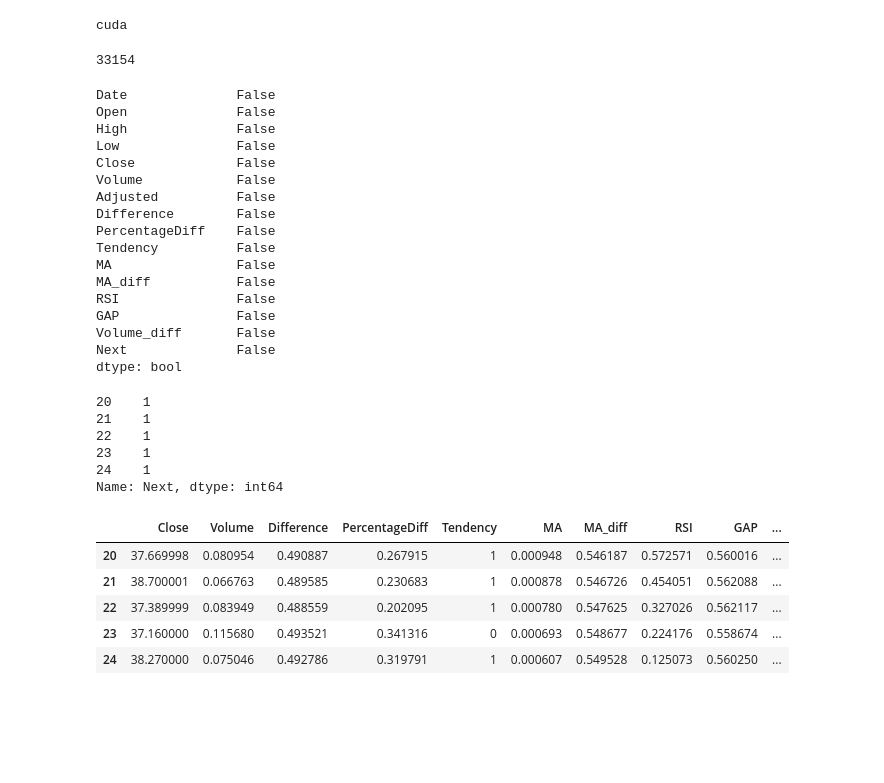
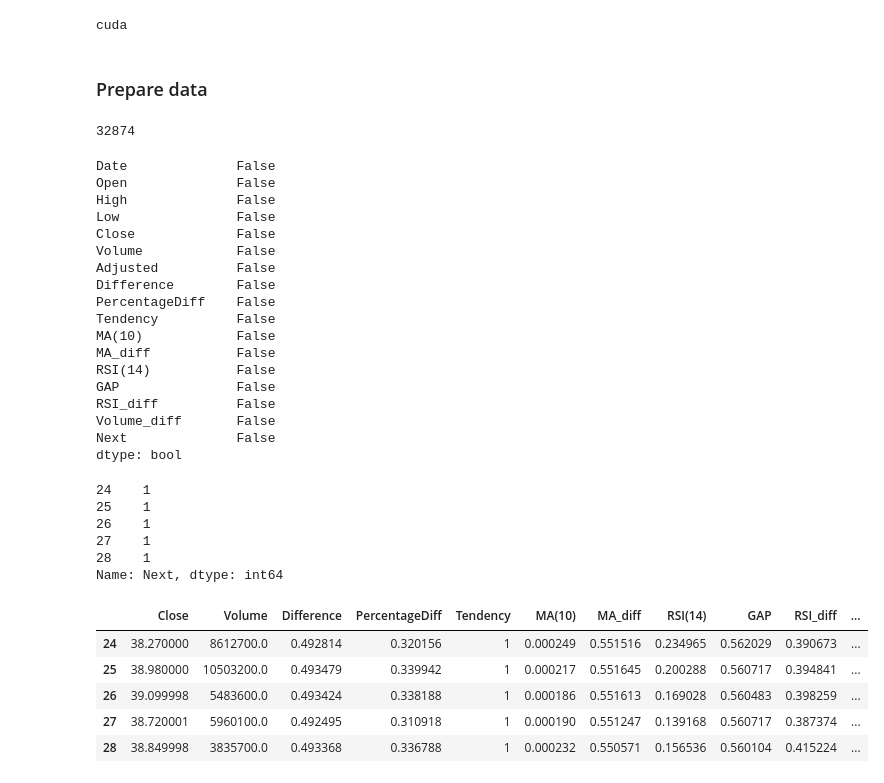
Before and after one commit to Naralas/StonksMarketPrediction, a Jupyter notebook: DL_StockPricePrediction.ipynb, the cells around one changed output. Saved outputs shown, nothing was run; the diff lists cells and outputs as text; code cells hidden in the pictures; blank space fills up the shorter version.

```diff
--- a/DL_StockPricePrediction.ipynb
+++ b/DL_StockPricePrediction.ipynb
@@ -39,3 +25,5 @@ def pipeline_preprocessing(path, price_column, predict_n=1, thresh_diff=0.5, ver
+# %% [markdown]
+### Prepare data
 # %%
 DATA_PATH = './data'
 QUOTATIONS = ['AMZN', 'GOOG', 'AAPL', 'GM', 'TSLA', 'JNJ', 'XOM', 'AAL', 'KO', 'WMT']
@@ -49,7 +37,7 @@ for quot in QUOTATIONS:
     #temp_df = pipeline_preprocessing(f"{DATA_PATH}/{quot}{FILE_SUFFIX}", predict_n=predict_n, price_column=price_column)
     temp_df, feature_names = features_pipeline(f"{DATA_PATH}/{quot}{FILE_SUFFIX}", predict_n=predict_n,
                                 price_column=price_column, normalize_features=True,
-                                base_features_normalize=['Volume'])
+                                base_features_normalize=['tc'])
     if df is None:
         df = temp_df
     else:
@@ -59,7 +47,7 @@ print(len(df))
 df.head()
 df = df.dropna()
 # %% [output]
-33154
+32874
 # %%
 df.isna().any()
 # %% [output]
@@ -73,10 +61,11 @@ Adjusted          False
 Difference        False
 PercentageDiff    False
 Tendency          False
-MA                False
+MA(10)            False
 MA_diff           False
-RSI               False
+RSI(14)           False
 GAP               False
+RSI_diff          False
 Volume_diff       False
 Next              False
 dtype: bool
@@ -91,41 +80,41 @@ class StocksDataset(Dataset):
     def __getitem__(self, index):
         datapoint = self.data[index]
         target = self.target[index]
         return datapoint, target
 
     def __len__(self):
         return len(self.data)
 
 y_column = 'Next'
 data_columns = ['Close', 'Volume'] + feature_names
 
 
 dataset = df.copy()
 dataset = dataset.loc[:, data_columns]
 
 for col in dataset.columns:
     dataset[col] = dataset[col].replace({'higher':1, 'stay':0, 'lower':0})
 
 
 
 X = dataset.loc[:, dataset.columns != y_column]
 Y = dataset[y_column]
 
 #print(X.head())
 
-dataset = StocksDataset(X,Y)
+train_dataset = StocksDataset(X,Y)
 print(Y.head())
 X.head()
 # %% [output]
-20    1
-21    1
-22    1
-23    1
 24    1
+25    1
+26    1
+27    1
+28    1
 Name: Next, dtype: int64
-|  | Close | Volume | Difference | PercentageDiff | Tendency | MA | MA_diff | RSI | GAP | ... |
-| 20 | 37.669998 | 0.080954 | 0.490887 | 0.267915 | 1 | 0.000948 | 0.546187 | 0.572571 | 0.560016 | ... |
-| 21 | 38.700001 | 0.066763 | 0.489585 | 0.230683 | 1 | 0.000878 | 0.546726 | 0.454051 | 0.562088 | ... |
-| 22 | 37.389999 | 0.083949 | 0.488559 | 0.202095 | 1 | 0.000780 | 0.547625 | 0.327026 | 0.562117 | ... |
-| 23 | 37.160000 | 0.115680 | 0.493521 | 0.341316 | 0 | 0.000693 | 0.548677 | 0.224176 | 0.558674 | ... |
-| 24 | 38.270000 | 0.075046 | 0.492786 | 0.319791 | 1 | 0.000607 | 0.549528 | 0.125073 | 0.560250 | ... |
+|  | Close | Volume | Difference | PercentageDiff | Tendency | MA(10) | MA_diff | RSI(14) | GAP | RSI_diff | ... |
+| 24 | 38.270000 | 8612700.0 | 0.492814 | 0.320156 | 1 | 0.000249 | 0.551516 | 0.234965 | 0.562029 | 0.390673 | ... |
+| 25 | 38.980000 | 10503200.0 | 0.493479 | 0.339942 | 1 | 0.000217 | 0.551645 | 0.200288 | 0.560717 | 0.394841 | ... |
+| 26 | 39.099998 | 5483600.0 | 0.493424 | 0.338188 | 1 | 0.000186 | 0.551613 | 0.169028 | 0.560483 | 0.398259 | ... |
+| 27 | 38.720001 | 5960100.0 | 0.492495 | 0.310918 | 1 | 0.000190 | 0.551247 | 0.139168 | 0.560717 | 0.387374 | ... |
+| 28 | 38.849998 | 3835700.0 | 0.493368 | 0.336788 | 1 | 0.000232 | 0.550571 | 0.156536 | 0.560104 | 0.415224 | ... |
```
Also changed, not shown: parts of 7 cells of this notebook, 2 other files.
